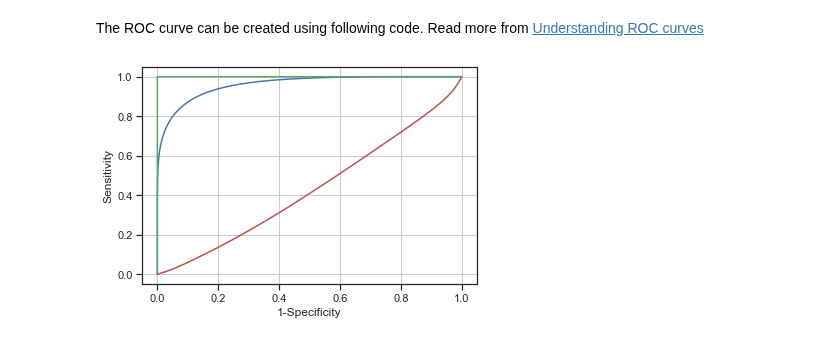
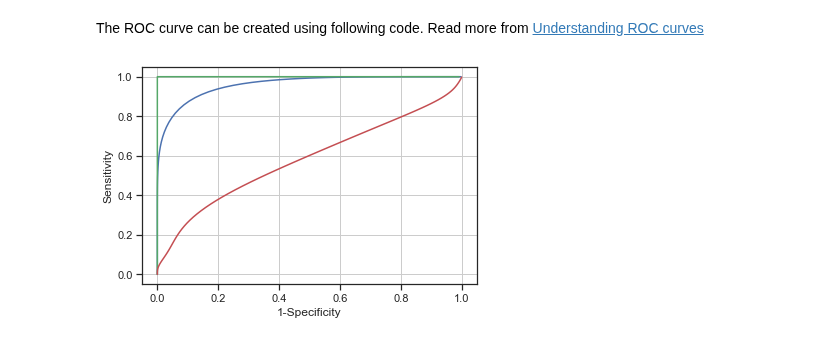
Before and after one commit to pevalisuo/AML, a Jupyter notebook: lectures/Preprocessing_and_feature_extraction.ipynb, the cells around one changed output. Saved outputs shown, nothing was run; the diff lists cells and outputs as text; code cells hidden in the pictures.

```diff
--- a/lectures/Preprocessing_and_feature_extraction.ipynb
+++ b/lectures/Preprocessing_and_feature_extraction.ipynb
@@ -361,13 +363,13 @@ def plotROC(a,b, color='r'):
 # %%
 # Can petal length feature be used to distinguish versicolor (see the blue curve)
 plotROC(iris[iris.species=='versicolor'].petal_length, iris[iris.species=='virginica'].petal_length, color='b')
 
 # Can pedal length separate setosa from all other species (see the green curve)
 plotROC(iris[iris.species=='setosa'].petal_length, iris[iris.species!='setosa'].petal_length, color='g')
 
 # Is sepal width usefull in separating virginica from setosa (red curve)
-plotROC(iris[iris.species=='virginica'].sepal_width, iris[iris.species!='setosa'].sepal_width, color='r')
+plotROC(iris[iris.species=='virginica'].sepal_width, iris[iris.species!='virginica'].sepal_width, color='r')
 
 plt.grid()
 # %% [output]
-[figure, old version]
+[figure, new version]
```
Also changed, not shown: parts of 1 cell of this notebook, 2 other files.
